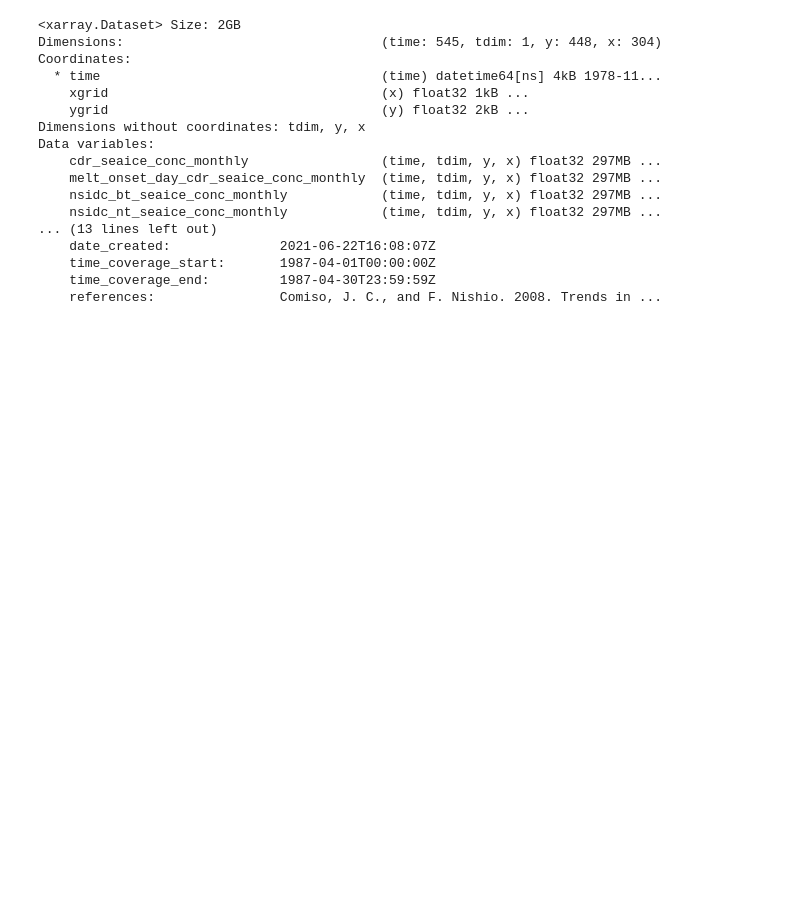
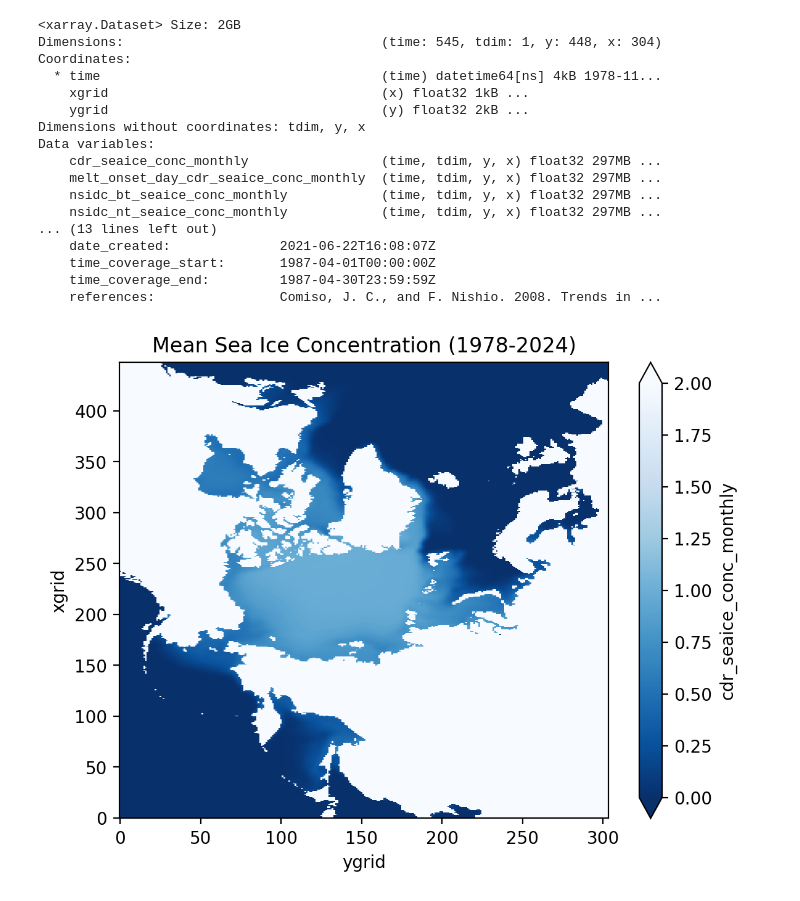
Before and after one commit to skylargale/MLGEO2024_skycgale, a Jupyter notebook: project/get_sea_ice_data.ipynb, the cells around one changed output. Saved outputs shown, nothing was run; the diff lists cells and outputs as text; code cells hidden in the pictures; blank space fills up the shorter version.

Commit message:
update sea ice data fetch

```diff
--- a/project/get_sea_ice_data.ipynb
+++ b/project/get_sea_ice_data.ipynb
@@ -99,3 +103,17 @@ Data variables:
     time_coverage_start:       1987-04-01T00:00:00Z
     time_coverage_end:         1987-04-30T23:59:59Z
     references:                Comiso, J. C., and F. Nishio. 2008. Trends in ...
+# %%
+# Now we can analyze the data in this xarray dataset
+# For example, we can calculate the mean sea ice concentration over time
+mean_sic = ds_test['cdr_seaice_conc_monthly'].mean(dim='time')
+
+# Plot the mean sea ice concentration with a color scale for sea ice concentration
+plt.figure(dpi=200)
+mean_sic.plot(cmap='Blues_r', vmin=0, vmax=2, extend='both')
+plt.title('Mean Sea Ice Concentration (1978-2024)')
+plt.xlabel('ygrid')
+plt.ylabel('xgrid')
+plt.show()
+# %% [output]
+[figure, added]
```
Also changed, not shown: parts of 3 cells of this notebook, 1 other file.
